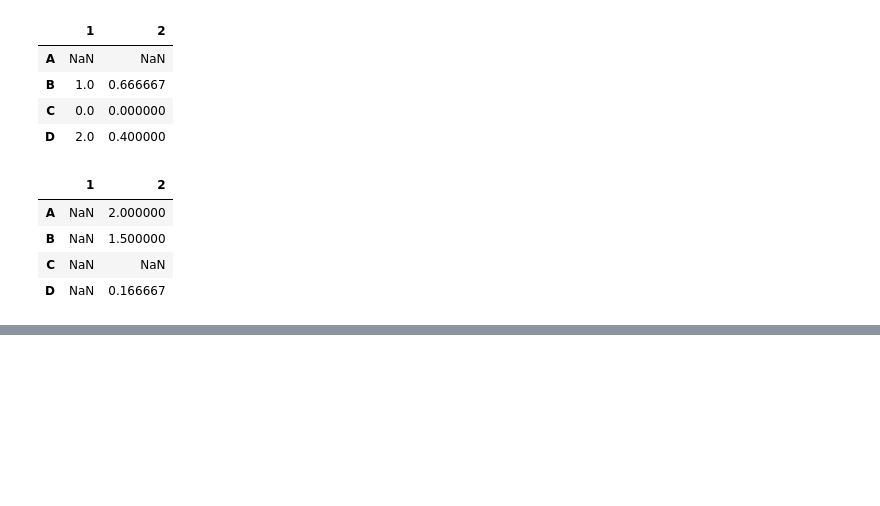
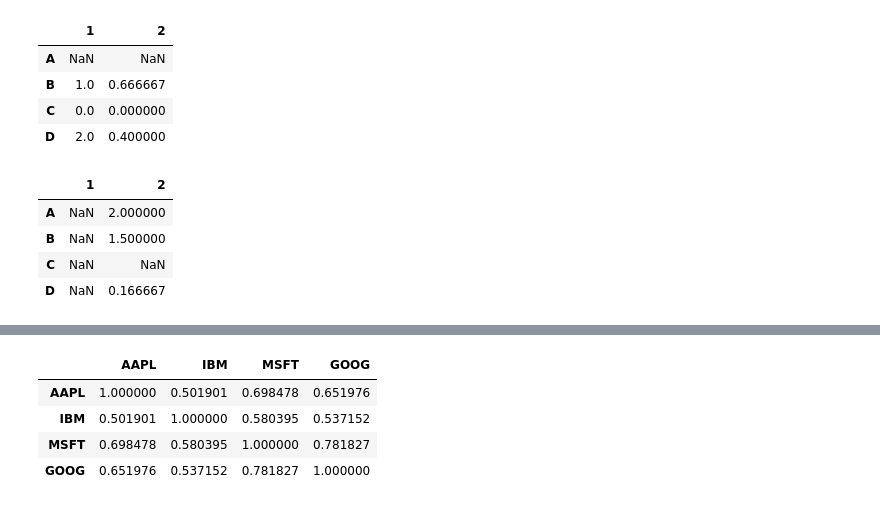
Before and after one commit to alekhaya99/Pandas_Tutorial, a Jupyter notebook: Pandas_Tutorial_3.ipynb, the cells around one changed output, grey strips where cells are left out. Saved outputs shown, nothing was run; the diff lists cells and outputs as text; code cells hidden in the pictures; blank space fills up the shorter version.

```diff
--- a/Pandas_Tutorial_3.ipynb
+++ b/Pandas_Tutorial_3.ipynb
@@ -394,0 +480,9 @@ Object_DataFrame.pct_change(axis=1)
+# %%
+#Returns the full correlation as a DataFrame
+Change_In_Price.corr()
+# %% [output]
+|  | AAPL | IBM | MSFT | GOOG |
+| AAPL | 1.000000 | 0.501901 | 0.698478 | 0.651976 |
+| IBM | 0.501901 | 1.000000 | 0.580395 | 0.537152 |
+| MSFT | 0.698478 | 0.580395 | 1.000000 | 0.781827 |
+| GOOG | 0.651976 | 0.537152 | 0.781827 | 1.000000 |
```
Also changed, not shown: parts of 13 cells of this notebook.
